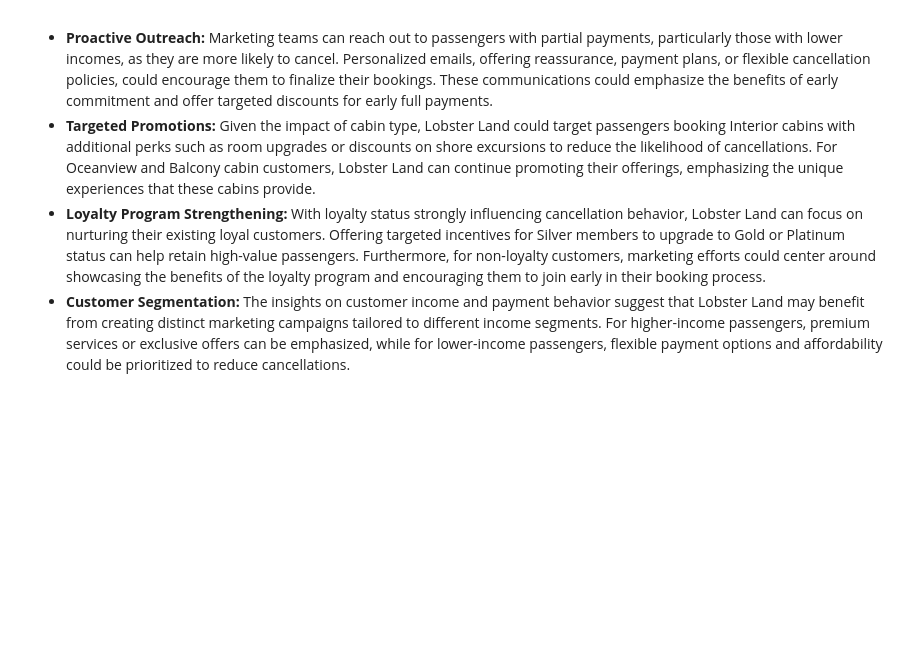
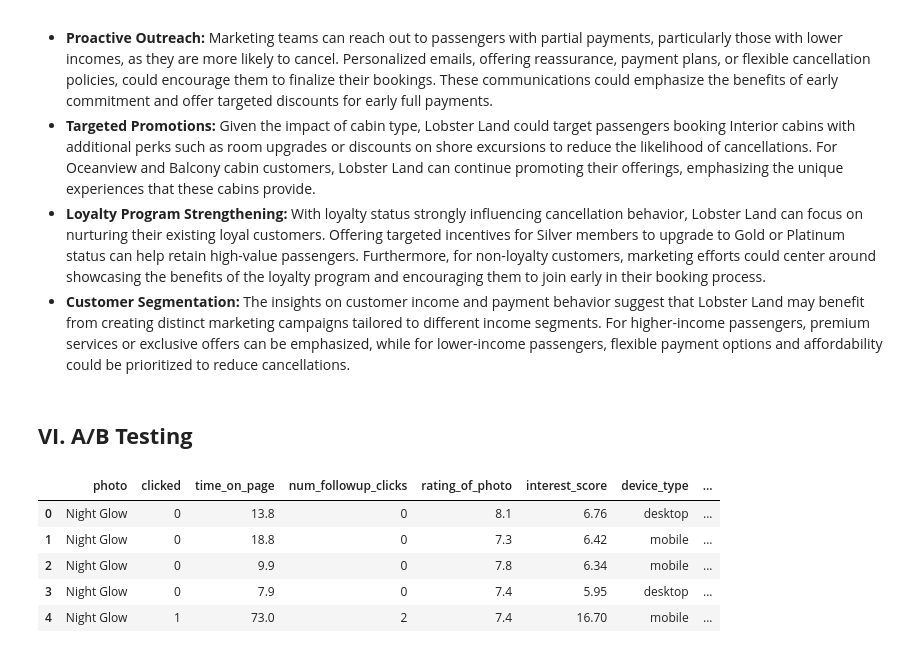
Before and after one commit to pranjul11garg/Lobster-Land-Marketing-Strategy, a Jupyter notebook: lobster.ipynb, the cells around one changed output. Drawn from its saved outputs; the diff is of its cells as text; code cells hidden in the pictures; blank space fills up the shorter version.

Commit message:
handling the picture data for A/B testing

```diff
--- a/lobster.ipynb
+++ b/lobster.ipynb
@@ -1086,3 +1086,14 @@ Based on these insights, Lobster Land marketing teams can develop targeted strat
 - **Targeted Promotions:** Given the impact of cabin type, Lobster Land could target passengers booking Interior cabins with additional perks such as room upgrades or discounts on shore excursions to reduce the likelihood of cancellations. For Oceanview and Balcony cabin customers, Lobster Land can continue promoting their offerings, emphasizing the unique experiences that these cabins provide.
 - **Loyalty Program Strengthening:** With loyalty status strongly influencing cancellation behavior, Lobster Land can focus on nurturing their existing loyal customers. Offering targeted incentives for Silver members to upgrade to Gold or Platinum status can help retain high-value passengers. Furthermore, for non-loyalty customers, marketing efforts could center around showcasing the benefits of the loyalty program and encouraging them to join early in their booking process.
 - **Customer Segmentation:** The insights on customer income and payment behavior suggest that Lobster Land may benefit from creating distinct marketing campaigns tailored to different income segments. For higher-income passengers, premium services or exclusive offers can be emphasized, while for lower-income passengers, flexible payment options and affordability could be prioritized to reduce cancellations.
+# %% [markdown]
+## **VI. A/B Testing**
+# %%
+ab_pics.head()
+# %% [output]
+|  | photo | clicked | time_on_page | num_followup_clicks | rating_of_photo | interest_score | device_type | ... |
+| 0 | Night Glow | 0 | 13.8 | 0 | 8.1 | 6.76 | desktop | ... |
+| 1 | Night Glow | 0 | 18.8 | 0 | 7.3 | 6.42 | mobile | ... |
+| 2 | Night Glow | 0 | 9.9 | 0 | 7.8 | 6.34 | mobile | ... |
+| 3 | Night Glow | 0 | 7.9 | 0 | 7.4 | 5.95 | desktop | ... |
+| 4 | Night Glow | 1 | 73.0 | 2 | 7.4 | 16.70 | mobile | ... |
```
Also changed, not shown: parts of 1 cell of this notebook.
